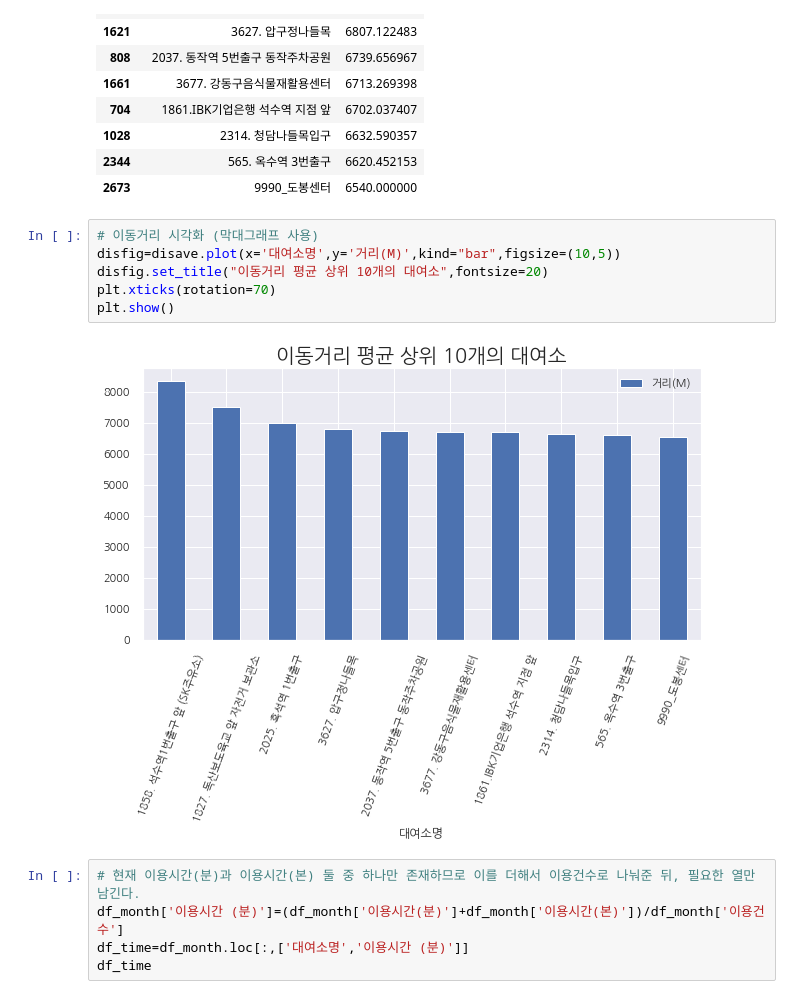
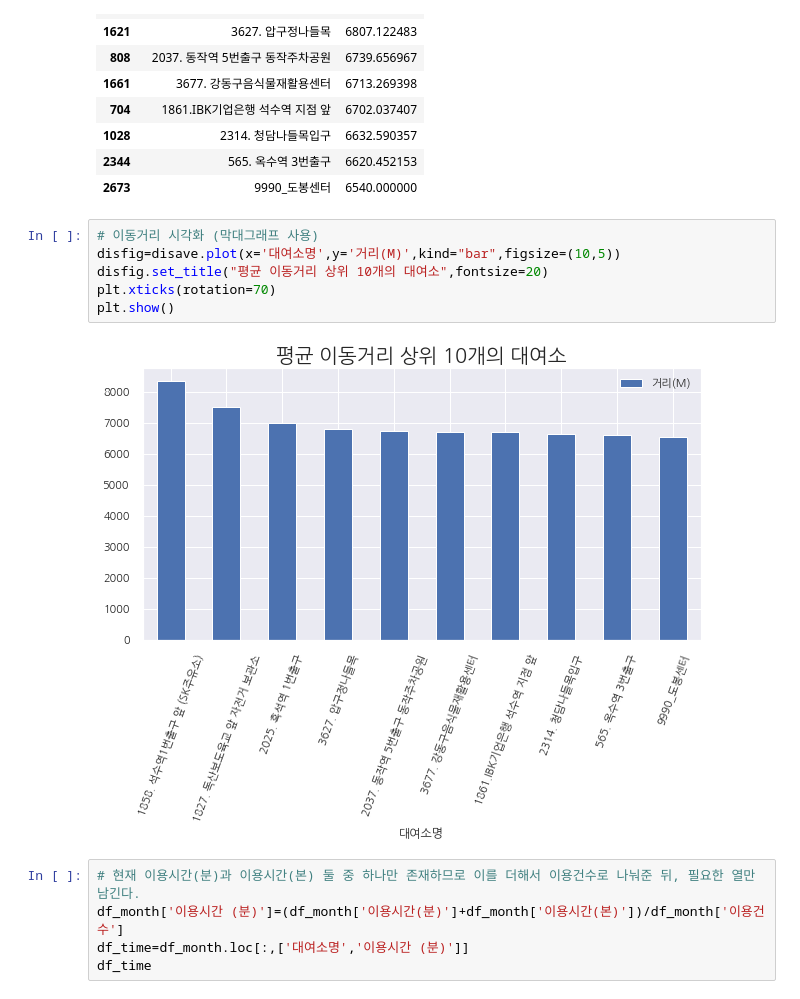
Before and after one commit to yunju727/Opensource-Project, a Jupyter notebook: main.ipynb, the cells around one changed output. Saved outputs shown, nothing was run; the diff lists cells and outputs as text.

```diff
--- a/main.ipynb
+++ b/main.ipynb
@@ -185,11 +155,11 @@ disave
 # %%
 # 이동거리 시각화 (막대그래프 사용)
 disfig=disave.plot(x='대여소명',y='거리(M)',kind="bar",figsize=(10,5))
-disfig.set_title("이동거리 평균 상위 10개의 대여소",fontsize=20)
+disfig.set_title("평균 이동거리 상위 10개의 대여소",fontsize=20)
 plt.xticks(rotation=70)
 plt.show()
 # %% [output]
-[figure, old version]
+[figure, new version]
 # %%
 # 현재 이용시간(분)과 이용시간(본) 둘 중 하나만 존재하므로 이를 더해서 이용건수로 나눠준 뒤, 필요한 열만 남긴다.
 df_month['이용시간 (분)']=(df_month['이용시간(분)']+df_month['이용시간(본)'])/df_month['이용건수']
```
Also changed, not shown: parts of 47 cells of this notebook.
